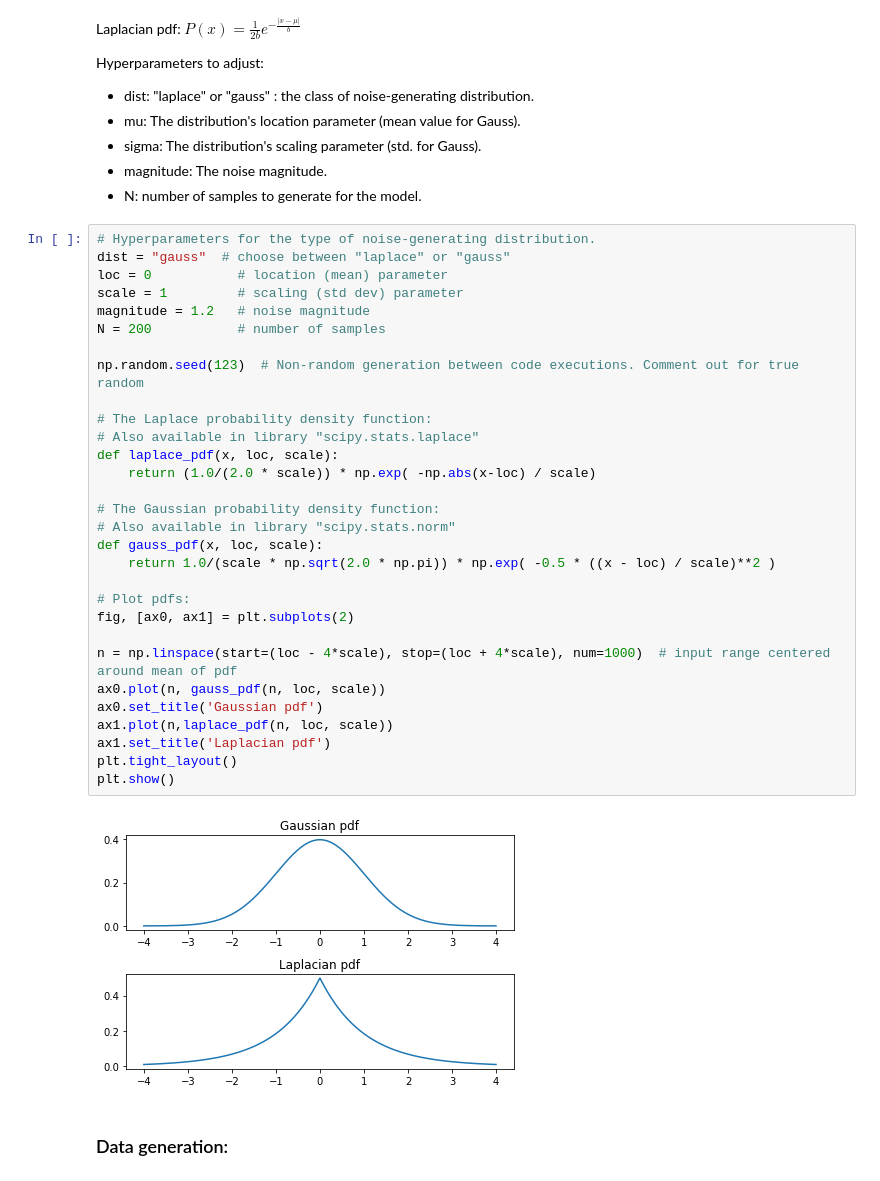
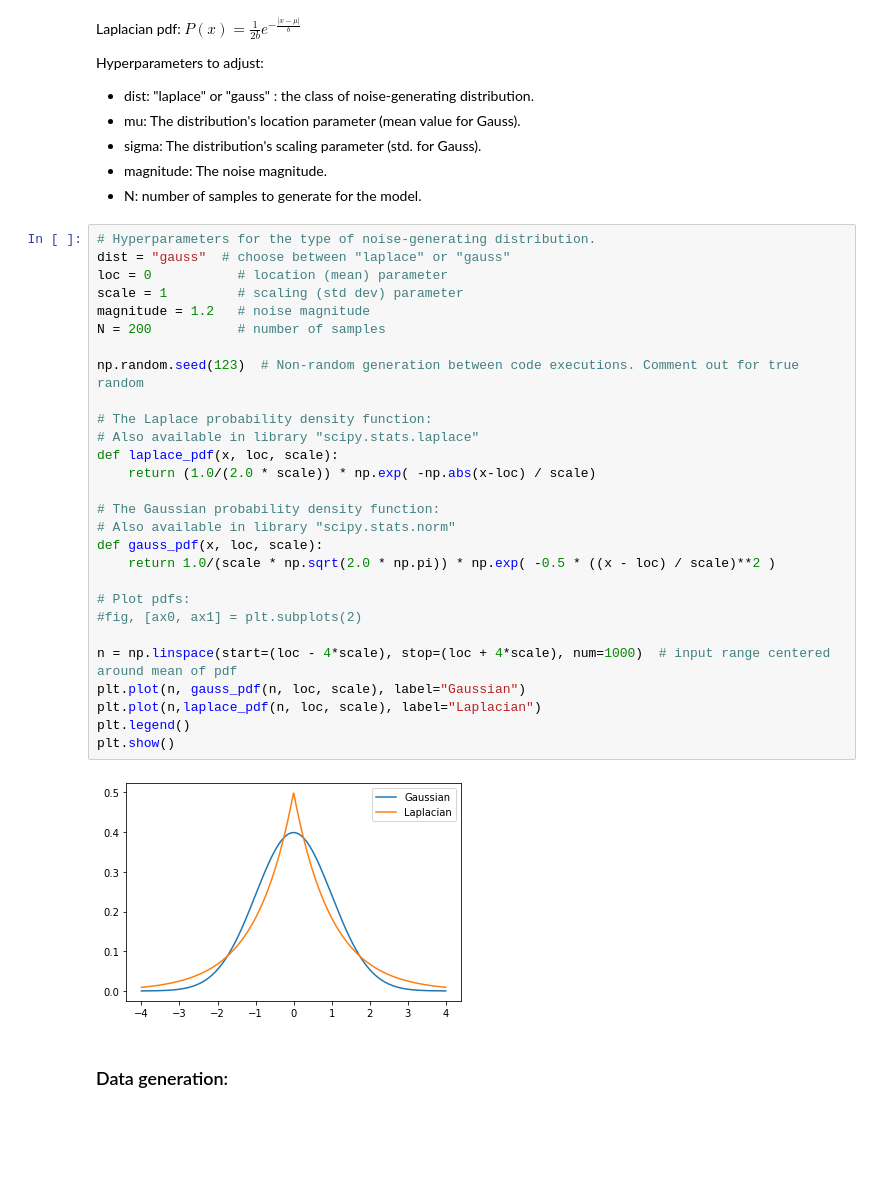
Before and after one commit to fredralm/TTK4260, a Jupyter notebook: 2021/L1/LS_vs_MLE.ipynb, the cells around one changed output. Drawn from its saved outputs; the diff is of its cells as text; blank space fills up the shorter version.

```diff
--- a/2021/L1/LS_vs_MLE.ipynb
+++ b/2021/L1/LS_vs_MLE.ipynb
@@ -51,35 +51,33 @@ Hyperparameters to adjust:
 # %%
 # Hyperparameters for the type of noise-generating distribution.
 dist = "gauss"  # choose between "laplace" or "gauss"
 loc = 0           # location (mean) parameter
 scale = 1         # scaling (std dev) parameter
 magnitude = 1.2   # noise magnitude
 N = 200           # number of samples
 
 np.random.seed(123)  # Non-random generation between code executions. Comment out for true random
 
 # The Laplace probability density function:
 # Also available in library "scipy.stats.laplace"
 def laplace_pdf(x, loc, scale):
     return (1.0/(2.0 * scale)) * np.exp( -np.abs(x-loc) / scale)
 
 # The Gaussian probability density function:
 # Also available in library "scipy.stats.norm"
 def gauss_pdf(x, loc, scale):
     return 1.0/(scale * np.sqrt(2.0 * np.pi)) * np.exp( -0.5 * ((x - loc) / scale)**2 )
 
 # Plot pdfs:
-fig, [ax0, ax1] = plt.subplots(2)
+#fig, [ax0, ax1] = plt.subplots(2)
 
 n = np.linspace(start=(loc - 4*scale), stop=(loc + 4*scale), num=1000)  # input range centered around mean of pdf
-ax0.plot(n, gauss_pdf(n, loc, scale))
-ax0.set_title('Gaussian pdf')
-ax1.plot(n,laplace_pdf(n, loc, scale))
-ax1.set_title('Laplacian pdf')
-plt.tight_layout()
+plt.plot(n, gauss_pdf(n, loc, scale), label="Gaussian")
+plt.plot(n,laplace_pdf(n, loc, scale), label="Laplacian")
+plt.legend()
 plt.show()
 # %% [output]
-[figure, old version]
+[figure, new version]
 # %% [markdown]
 ### Data generation:
 # %%
```
Also changed, not shown: parts of 6 cells of this notebook, 27 other files.
